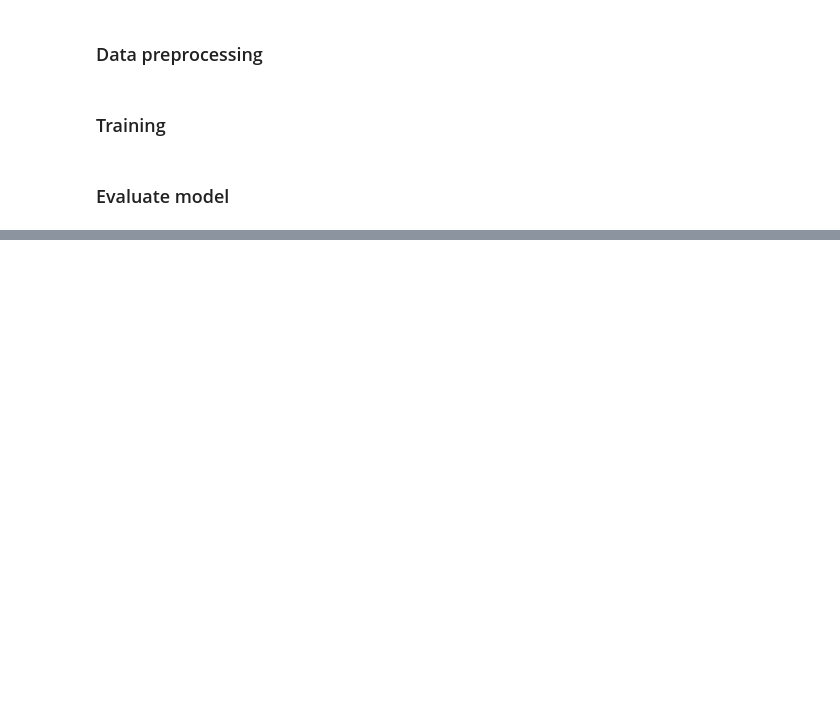
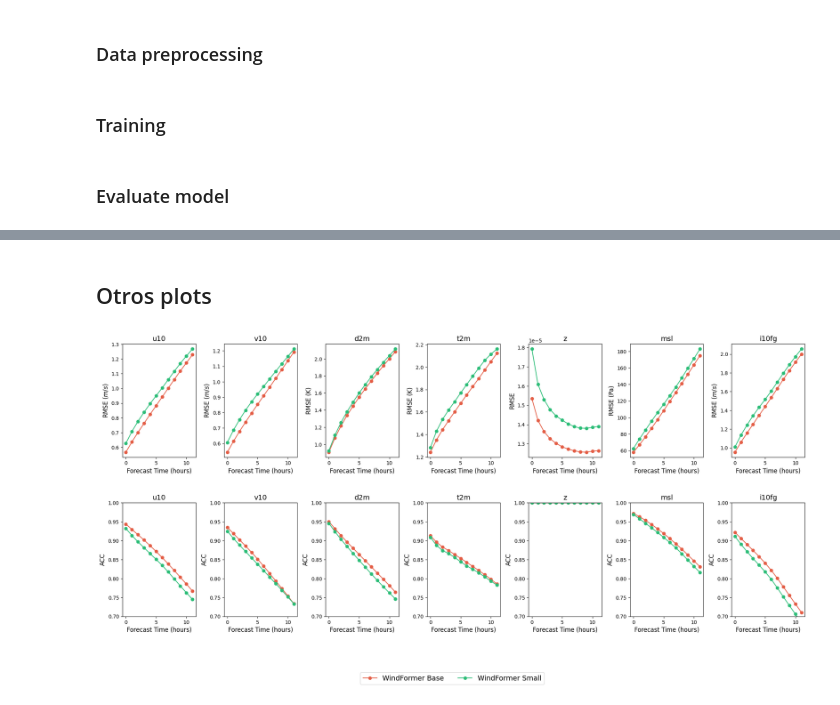
Before and after one commit to SamuReyes/WindFormer, a Jupyter notebook: project/pipeline.ipynb, the cells around one changed output, grey strips where cells are left out. Drawn from its saved outputs; the diff is of its cells as text; code cells hidden in the pictures; blank space fills up the shorter version.

```diff
--- a/project/pipeline.ipynb
+++ b/project/pipeline.ipynb
@@ -54,2 +202,67 @@ wandb.log({"heatmap": fig})
 # %%
 run.finish()
+# %% [markdown]
+## Otros plots
+# %%
+import json
+import numpy as np
+import matplotlib.pyplot as plt
+from matplotlib.ticker import FormatStrFormatter
+
+# Cargar los datos desde los archivos JSON
+with open('/home/samuelr/projects/WindViViT/project/metrics-base.json') as f:
+    data_base = json.load(f)
+
+with open('/home/samuelr/projects/WindViViT/project/metrics-small.json') as f:
+    data_small = json.load(f)
+
+# Definir las variables de interés
+variables = ['u10', 'v10', 'd2m', 't2m', 'z', 'msl', 'i10fg']
+
+# Extraer los datos para las variables en superficie
+def extract_data(data, variables):
+    forecast_times = sorted(data.keys(), key=int)
+    rmse = {var: [] for var in variables}
+    acc = {var: [] for var in variables}
+
+    for time in forecast_times:
+        for var in variables:
+            rmse[var].append(data[time]['surface_rmse'][var])
+            acc[var].append(data[time]['surface_acc'][var])
+
+    return np.array(forecast_times, dtype=int), rmse, acc
+
+forecast_times, rmse_base, acc_base = extract_data(data_base, variables)
+_, rmse_small, acc_small = extract_data(data_small, variables)
+
+ylabels_rmse = ['RMSE ($m/s$)', 'RMSE ($m/s$)', 'RMSE (K)', 'RMSE (K)', 'RMSE ($m^2/s^2$)', 'RMSE (Pa)', 'RMSE ($m/s$)']
+ylabels_acc = ['ACC', 'ACC', 'ACC', 'ACC', 'ACC', 'ACC', 'ACC']
+
+fig, axes = plt.subplots(2, len(variables), figsize=(20, 10))  # Ajustar el tamaño de la figura
+
+for i, var in enumerate(variables):
+    # RMSE plots
+    ax = axes[0, i]
+    ax.plot(forecast_times, rmse_base[var], 'o-', color='#E45D45', label='WindFormer Base')
+    ax.plot(forecast_times, rmse_small[var], 'o-', color='#2BBD77', label='WindFormer Small')
+    ax.set_xlabel('Forecast Time (hours)', fontsize=12)
+    ax.set_ylabel(ylabels_rmse[i], fontsize=12)
+    ax.set_title(f'{var}', fontsize=14)
+
+    # ACC plots
+    ax = axes[1, i]
+    ax.plot(forecast_times, acc_base[var], 'o-', color='#E45D45')
+    ax.plot(forecast_times, acc_small[var], 'o-', color='#2BBD77')
+    ax.set_xlabel('Forecast Time (hours)', fontsize=12)
+    ax.set_ylabel(ylabels_acc[i], fontsize=12)
+    ax.set_title(f'{var}', fontsize=14)
+    ax.set_ylim(0.7, 1.0)  # Limitar el eje y entre 0.7 y 1.0
+    ax.yaxis.set_major_formatter(FormatStrFormatter('%.2f'))  # Ajustar a dos decimales
+
+# Agregar la leyenda al gráfico con un tamaño de fuente más grande
+fig.legend(['WindFormer Base', 'WindFormer Small'], loc='lower center', ncol=2, fontsize=14)
+plt.tight_layout()
+plt.subplots_adjust(bottom=0.2, hspace=0.4)  # Aumentar espacio entre los subplots verticalmente
+plt.show()
+# %% [output]
+[figure, added]
```
Also changed, not shown: parts of 9 cells of this notebook, 5 other files.
